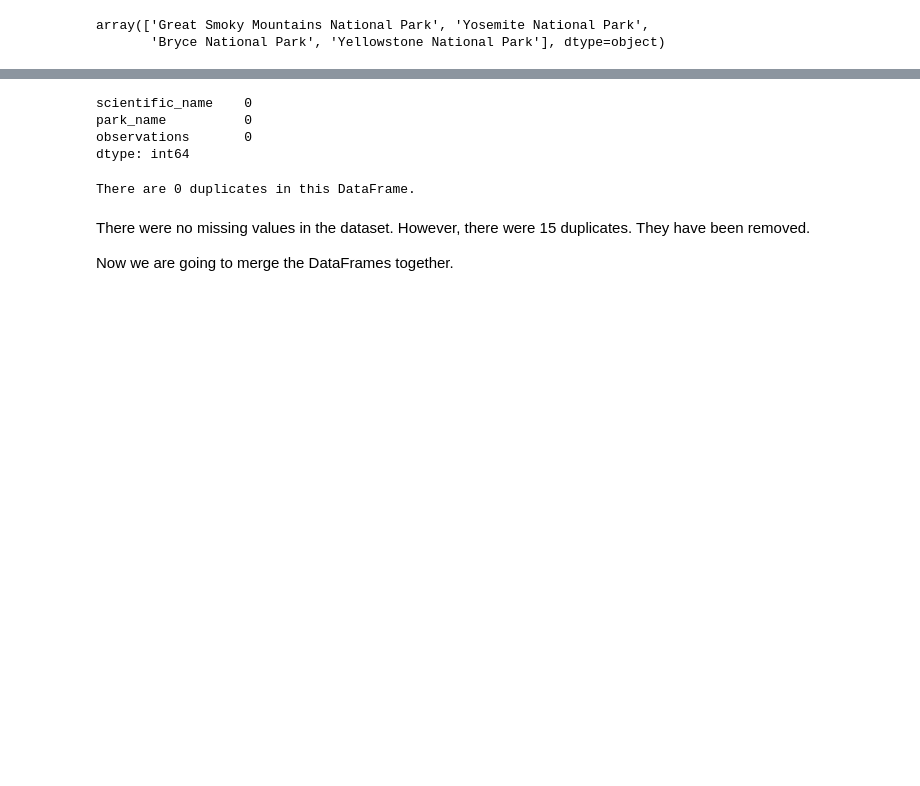
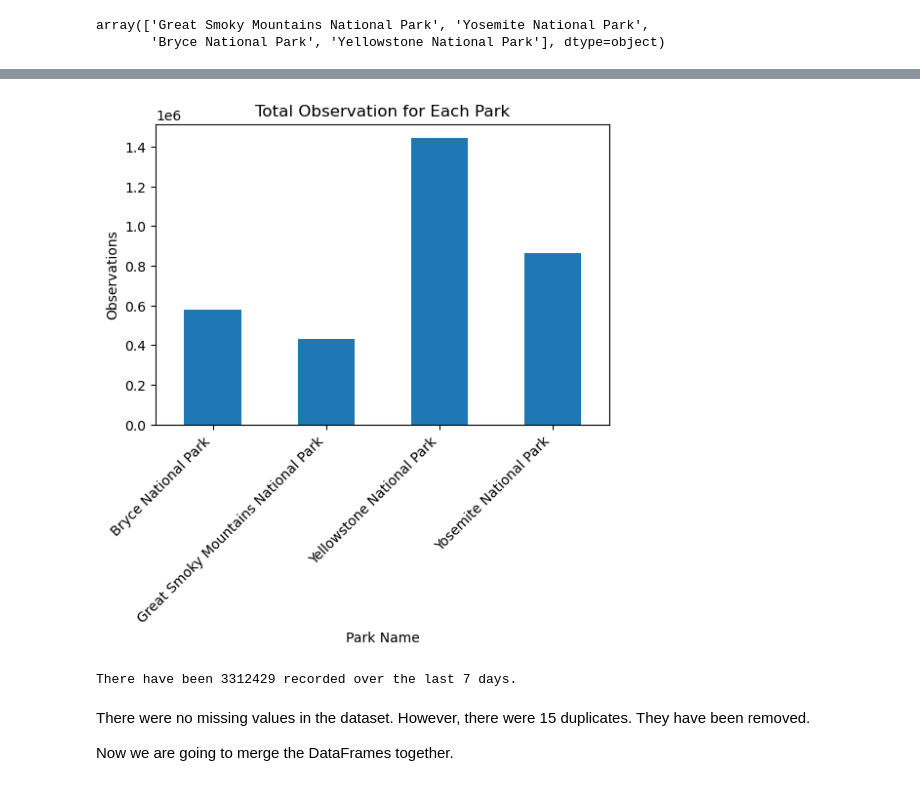
Before and after one commit to PB-III/Biodiversity_Portfolio_Proj, a Jupyter notebook: biodiversity.ipynb, the cells around one changed output, grey strips where cells are left out. Cells and saved outputs as stored; diff of their text form; code cells hidden in the pictures; blank space fills up the shorter version.

```diff
--- a/biodiversity.ipynb
+++ b/biodiversity.ipynb
@@ -271,11 +345,0 @@ There have been 3314739 recorded over the last 7 days.
-# %%
-observations.isnull().sum()
-# %% [output]
-scientific_name    0
-park_name          0
-observations       0
-dtype: int64
-# %%
-print(f'There are {observations.duplicated().sum()} duplicates in this DataFrame.')
-# %% [output]
-There are 0 duplicates in this DataFrame.
@@ -285,3 +346,16 @@ observations.drop_duplicates(inplace=True)
+# %%
+#Visualize The number of observations
+observations_by_park.plot(kind='bar', figsize=(6,4), legend=False)
+plt.xlabel('Park Name')
+plt.ylabel('Observations')
+plt.title('Total Observation for Each Park')
+plt.xticks(rotation=45, ha='right')
+plt.show()
+
+print(f'There have been {observations.observations.sum()} recorded over the last 7 days.')
+# %% [output]
+[figure, added]
+There have been 3312429 recorded over the last 7 days.
 # %% [markdown]
 There were no missing values in the dataset. However, there were 15 duplicates. They have been removed.
 
```
Also changed, not shown: parts of 28 cells of this notebook.
